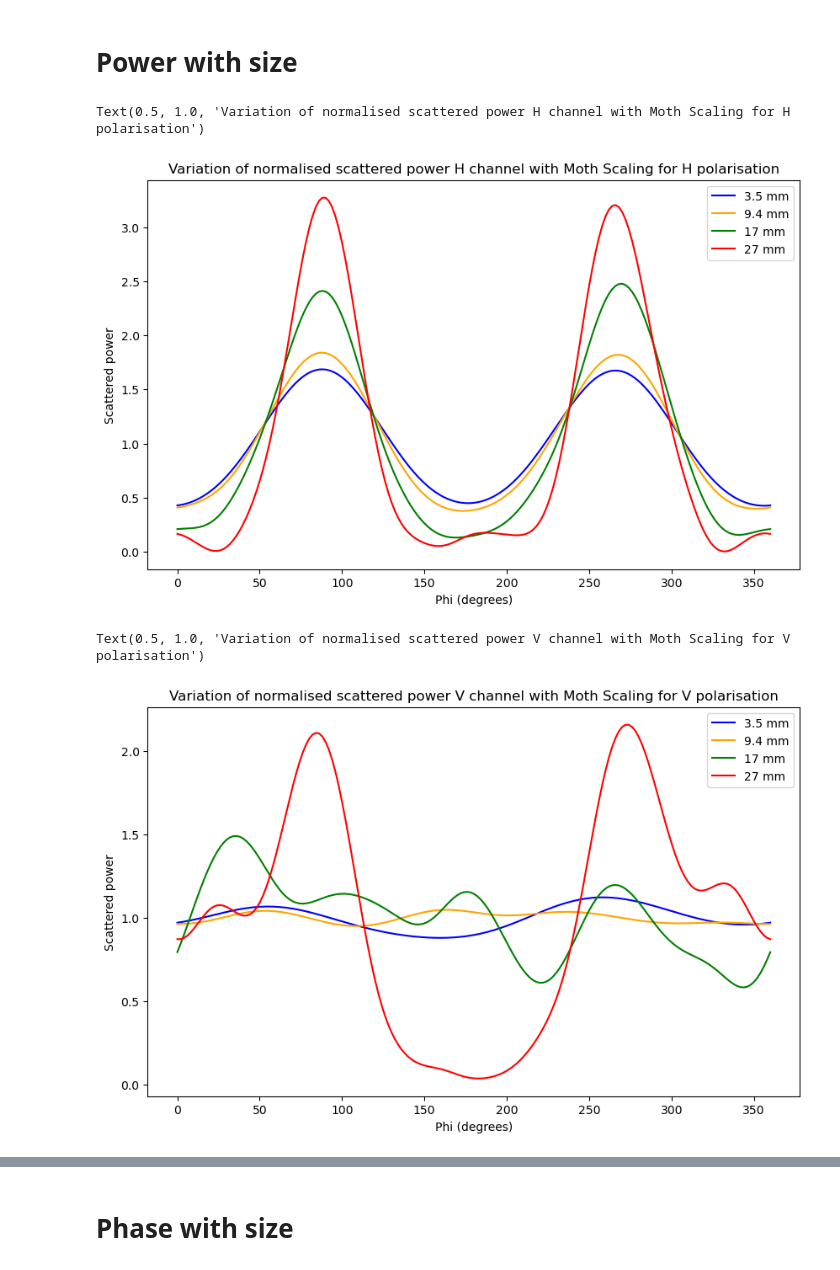
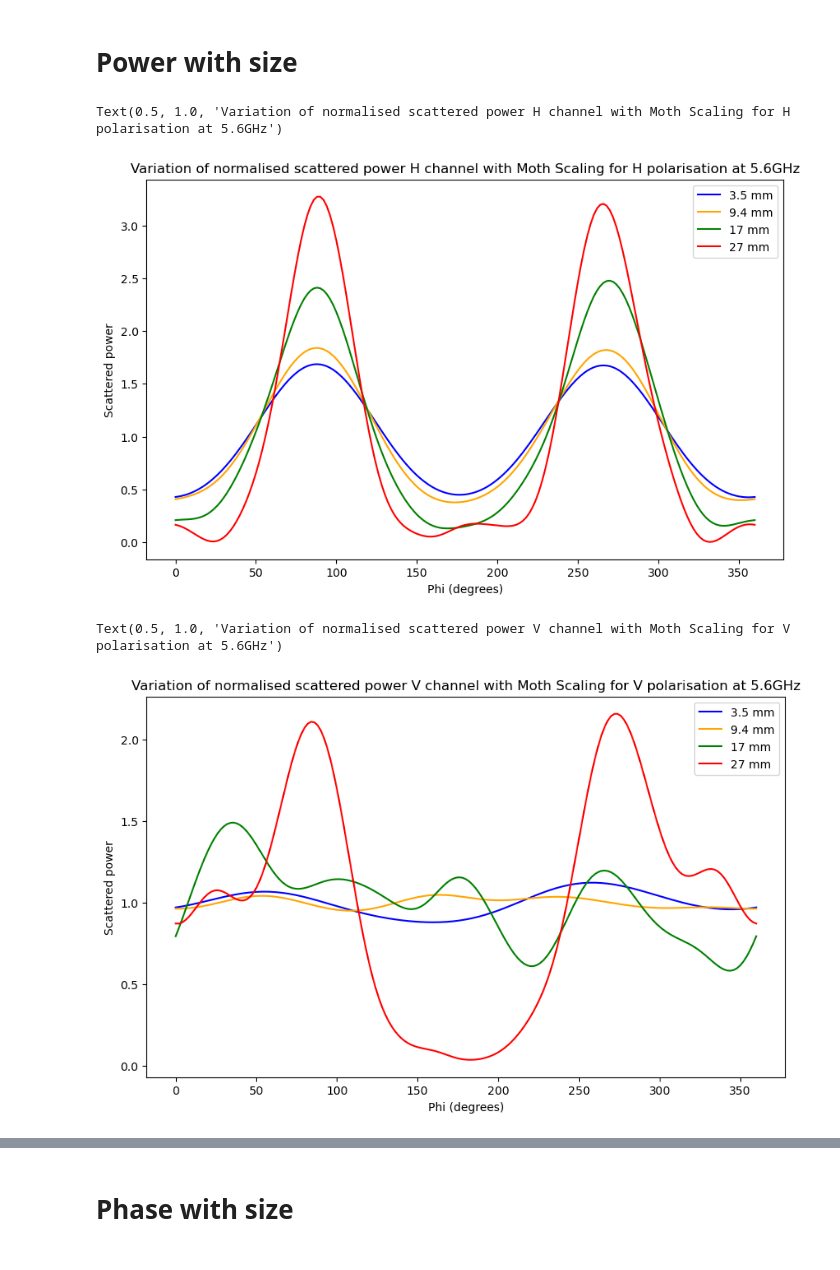
Before and after one commit to TommyMatthews/WIPL-python-analysis, a Jupyter notebook: End_of_Bernard_phase_one/size_analysis.ipynb, the cells around one changed output, grey strips where cells are left out. Cells and saved outputs as stored; diff of their text form; code cells hidden in the pictures.

```diff
--- a/End_of_Bernard_phase_one/size_analysis.ipynb
+++ b/End_of_Bernard_phase_one/size_analysis.ipynb
@@ -97,31 +97,31 @@ def get_linear_depol_ratio(df):
 # %%
 pol = 'H'
 
 colours = ['blue', 'orange', 'green', 'red']
 counter = 0
 for scale, length in zip(['0206', '0553', '1000', '1588'], [3.5, 9.4, 17, 27]):
     colour = colours[counter]
     counter += 1
     df_bernard = results_dict[pol][scale]
     df_ellipsoid = ellipsoid_results_dict[pol][scale]
 
     power_bernard_full = get_horizontal_returned_power(df_bernard)
     power_ellipsoid = get_horizontal_returned_power(df_ellipsoid)
 
     #Zdr_full = 10*np.log10(power_bernard_full/power_ellipsoid)
     plt.plot(df_bernard['phi'], power_bernard_full/power_bernard_full.mean(), label=f'{length} mm', linestyle = '-', color=colour)
     #plt.plot(df_ellipsoid['phi'], power_ellipsoid/power_ellipsoid.mean(), label=f'{length} mm', linestyle = '--', color=colour)
 
 
 fig = plt.gcf()
 fig.set_size_inches(10, 6)
 plt.legend()
 plt.xlabel('Phi (degrees)')
 plt.ylabel('Scattered power')
-plt.title(f'Variation of normalised scattered power {pol} channel with Moth Scaling for {pol} polarisation')
+plt.title(f'Variation of normalised scattered power {pol} channel with Moth Scaling for {pol} polarisation at 5.6GHz')
 # %% [output]
-Text(0.5, 1.0, 'Variation of normalised scattered power H channel with Moth Scaling for H polarisation')
+Text(0.5, 1.0, 'Variation of normalised scattered power H channel with Moth Scaling for H polarisation at 5.6GHz')
-[figure, old version]
+[figure, new version]
 # %%
 pol = 'V'
 
@@ -146,10 +146,10 @@ fig.set_size_inches(10, 6)
 plt.legend()
 plt.xlabel('Phi (degrees)')
 plt.ylabel('Scattered power')
-plt.title(f'Variation of normalised scattered power {pol} channel with Moth Scaling for {pol} polarisation')
+plt.title(f'Variation of normalised scattered power {pol} channel with Moth Scaling for {pol} polarisation at 5.6GHz')
 # %% [output]
-Text(0.5, 1.0, 'Variation of normalised scattered power V channel with Moth Scaling for V polarisation')
+Text(0.5, 1.0, 'Variation of normalised scattered power V channel with Moth Scaling for V polarisation at 5.6GHz')
-[figure, old version]
+[figure, new version]
 # %%
 pol = 'H'
 
```
Also changed, not shown: parts of 3 cells of this notebook, 2 other files.
